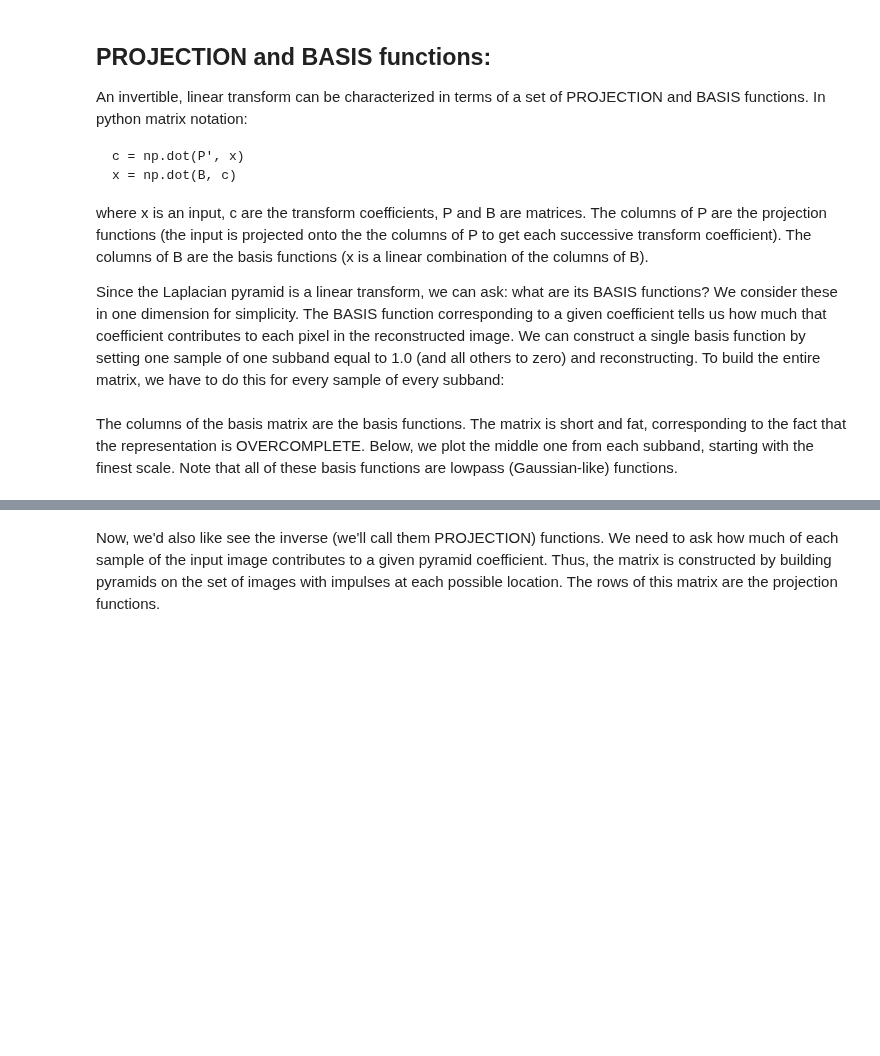
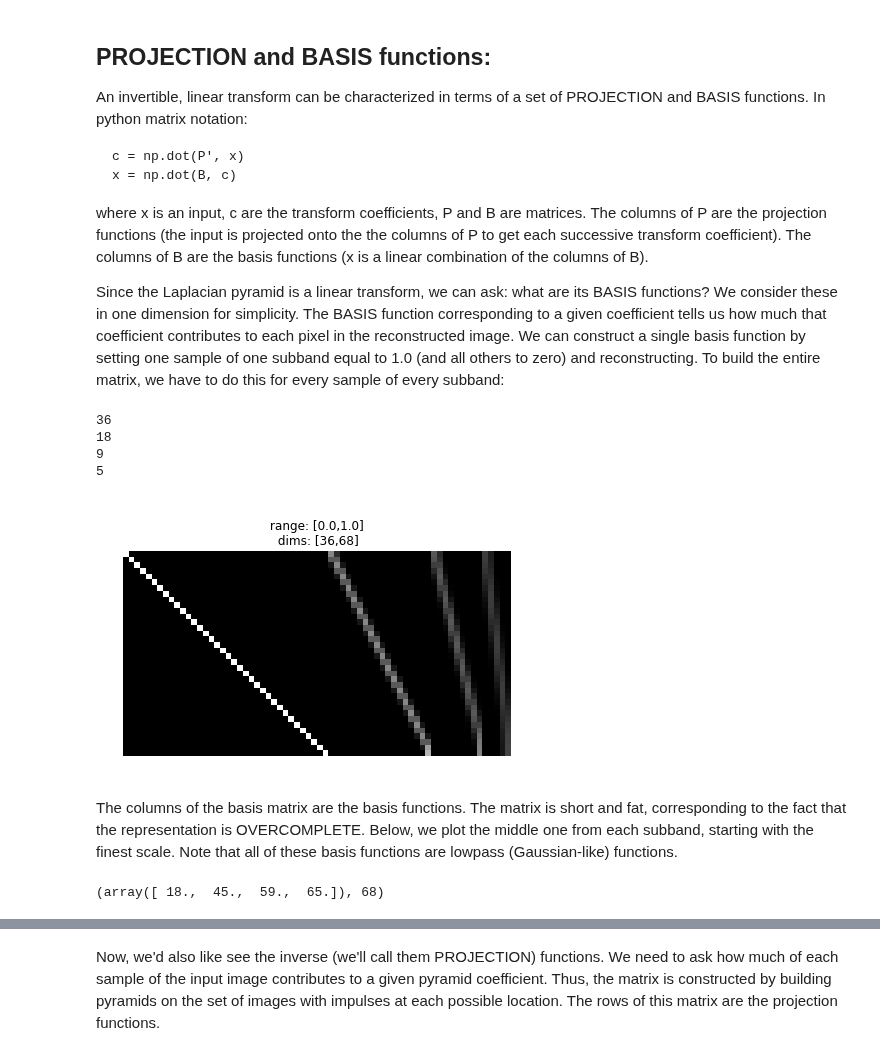
Before and after one commit to LabForComputationalVision/pyrtools, a Jupyter notebook: TUTORIALS/02_pyramids.ipynb, the cells around one changed output, grey strips where cells are left out. Cells and saved outputs as stored; diff of their text form; code cells hidden in the pictures; blank space fills up the shorter version.

```diff
--- a/TUTORIALS/02_pyramids.ipynb
+++ b/TUTORIALS/02_pyramids.ipynb
@@ -298,25 +335,31 @@ have to do this for every sample of every subband:
 # %%
 from operator import mul
 sz = 36
 sig = np.zeros((1,sz))
 pyr = ppt.Lpyr(sig,)
 
 # find size of basis
 Nelements = 0
 for n in range(pyr.height):
-    print(reduce(mul, pyr.pyrSize[n]))
-    Nelements += reduce(mul, pyr.pyrSize[n])
+    print(np.prod(pyr.pyrSize[n]))
+    Nelements += np.prod(pyr.pyrSize[n])
 
 basis = np.zeros((sz, Nelements))
 ctr = 0
 
 for n in range(pyr.height):
     for i in range(pyr.pyrSize[n][1]):
         pyr.set(n,(0,i),1)
         basis[:,ctr] = pyr.reconPyr().flatten()
         ctr += 1
         pyr.set(n,(0,i),0)
-jbh.showIm(basis, 'auto', 4)
+ppt.showIm(basis) #, 'auto', 4)
+# %% [output]
+36
+18
+9
+5
+[figure, added]
 # %% [markdown]
 The columns of the basis matrix are the basis functions.  The
 matrix is short and fat, corresponding to the fact that the
@@ -324,8 +367,10 @@ representation is OVERCOMPLETE.  Below, we plot the middle one from
 each subband, starting with the finest scale.  Note that all of
 these basis functions are lowpass (Gaussian-like) functions.
 # %%
-locations = ppt.round(sz * (2 - 3./2.**np.array(range(1,len(pyr.pyrSize)+1))))
+locations = ppt.matlab_round(sz * (2 - 3./2.**np.array(range(1,len(pyr.pyrSize)+1))))
 locations, Nelements
+# %% [output]
+(array([ 18.,  45.,  59.,  65.]), 68)
 # %%
 for lev in range(len(locations)):
     plt.subplot(2,2,lev+1)
```
Also changed, not shown: parts of 65 cells of this notebook, 2 other files.
